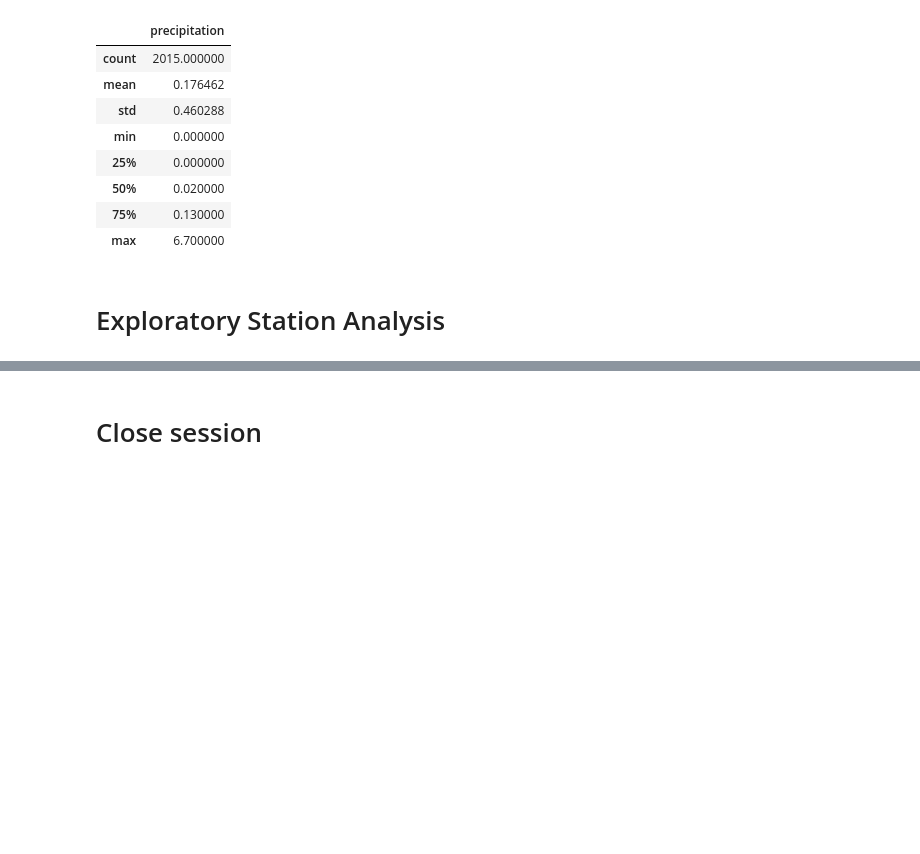
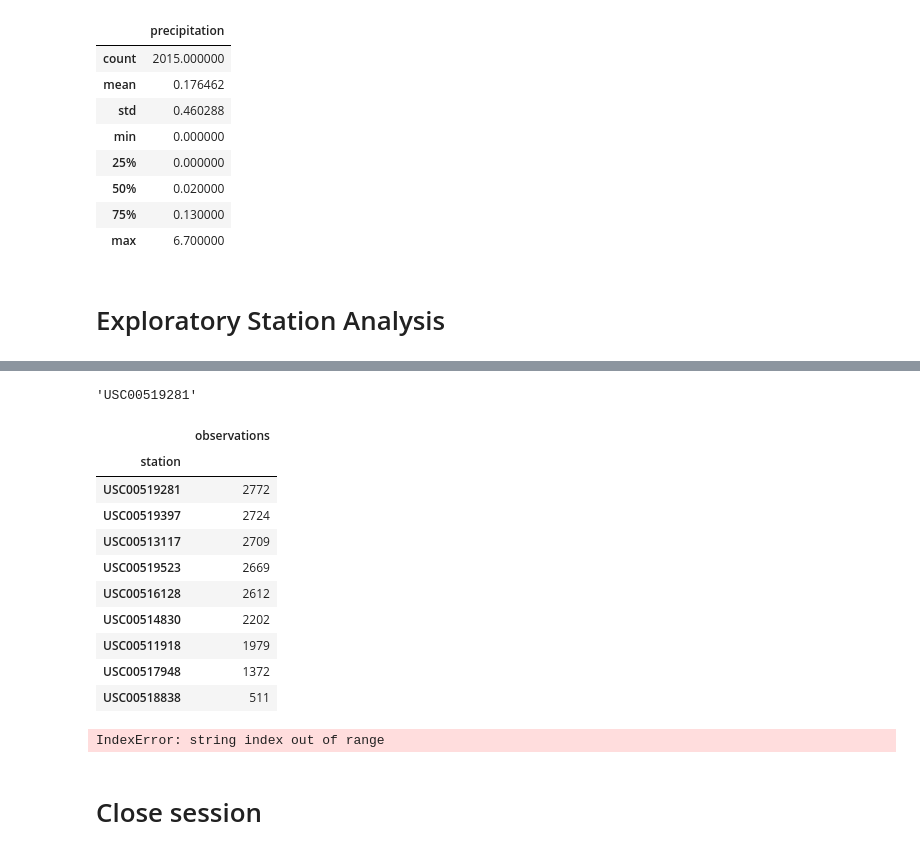
Before and after one commit to kevinsmith78/sqlalchemy-challenge, a Jupyter notebook: climate.ipynb, the cells around one changed output, grey strips where cells are left out. Drawn from its saved outputs; the diff is of its cells as text; code cells hidden in the pictures; blank space fills up the shorter version.

```diff
--- a/climate.ipynb
+++ b/climate.ipynb
@@ -197,5 +206,40 @@ precp_df.describe()
+# %%
+m_active=session.query(measurement.station).group_by(measurement.station).\
+    order_by(func.count(measurement.date).desc()).first()
+m_active_s=m_active[0]
+m_active_s
+# %% [output]
+'USC00519281'
+# %%
+a_stations_df=pd.DataFrame(a_stations,columns=['station','observations'])
+a_stations_df.set_index('station')
+# %% [output]
+|  | observations |
+| station |  |
+| USC00519281 | 2772 |
+| USC00519397 | 2724 |
+| USC00513117 | 2709 |
+| USC00519523 | 2669 |
+| USC00516128 | 2612 |
+| USC00514830 | 2202 |
+| USC00511918 | 1979 |
+| USC00517948 | 1372 |
+| USC00518838 | 511 |
 # %%
 # Using the most active station id from the previous query, calculate the lowest, highest, and average temperature.
+station_r = (
+    session.query(
+        func.min(measurement.tobs),
+        func.max(measurement.tobs),
+        func.avg(measurement.tobs),
+    )
+    .filter(measurement.station == m_active_s[0][0])
+    .all()
+    )
+print(f"Most active station is {m_active_s[0][0]} : {m_active_s[0][1]}."
+)
+# %% [output]
+IndexError: string index out of range
 # %%
 # Using the most active station id
 # Query the last 12 months of temperature observation data for this station and plot the results as a histogram
```
Also changed, not shown: parts of 3 cells of this notebook.
